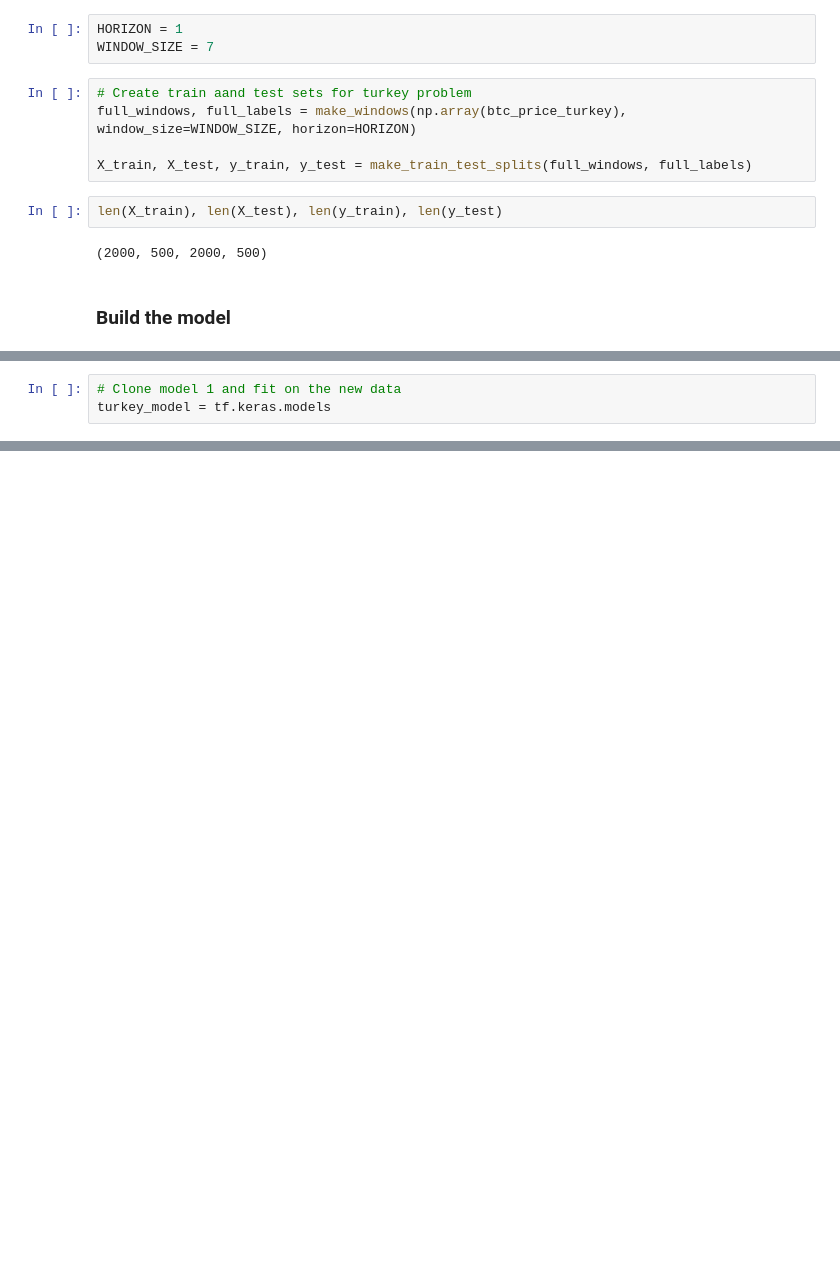
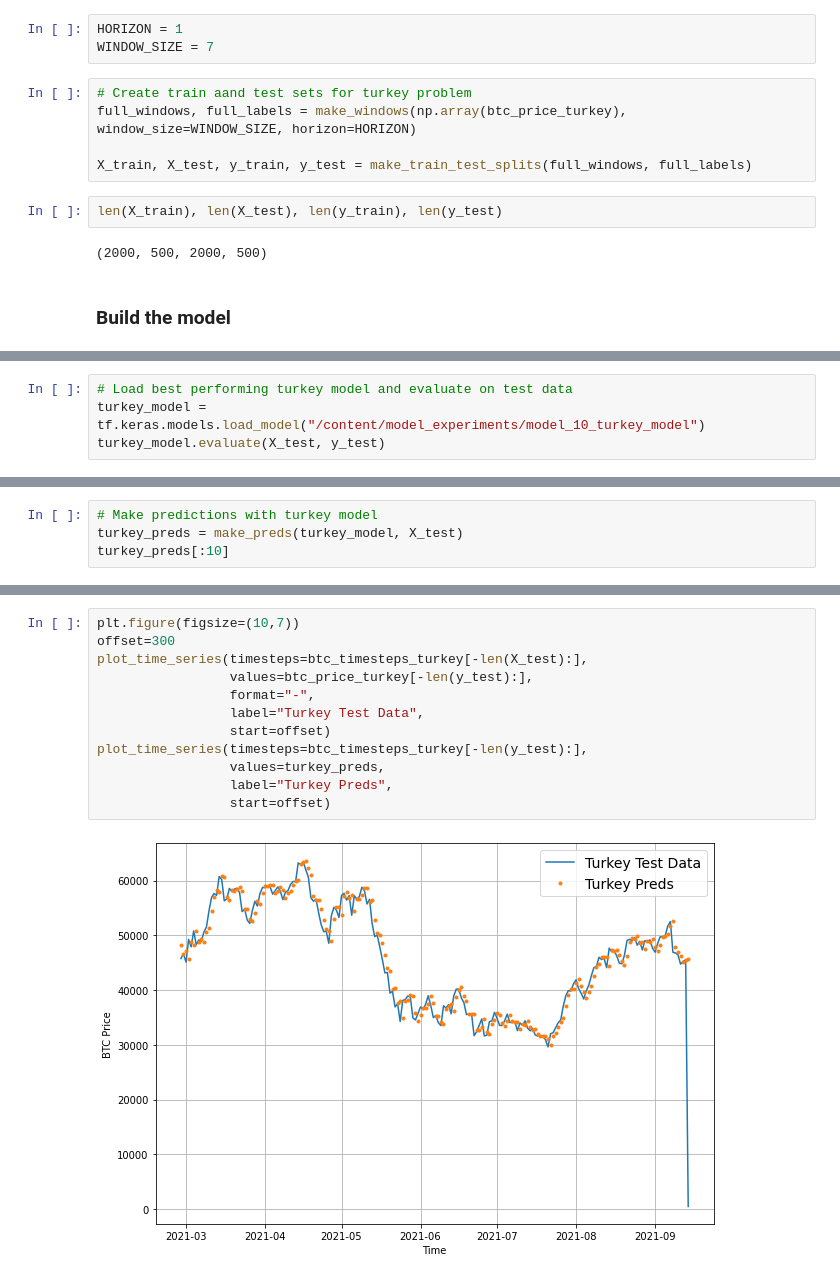
Before and after one commit to Dimisz/tensorflow_projects, a Jupyter notebook: time_series/bitcoin_price_prediction.ipynb, the cells around one changed output, grey strips where cells are left out. Drawn from its saved outputs; the diff is of its cells as text; blank space fills up the shorter version.

```diff
--- a/time_series/bitcoin_price_prediction.ipynb
+++ b/time_series/bitcoin_price_prediction.ipynb
@@ -2115,3 +2153,4 @@ len(X_train), len(X_test), len(y_train), len(y_test)
 # %%
-# Clone model 1 and fit on the new data
-turkey_model = tf.keras.models
+# Load best performing turkey model and evaluate on test data
+turkey_model = tf.keras.models.load_model("/content/model_experiments/model_10_turkey_model")
+turkey_model.evaluate(X_test, y_test)
@@ -2117,0 +2160,4 @@ turkey_model = tf.keras.models
+# %%
+# Make predictions with turkey model
+turkey_preds = make_preds(turkey_model, X_test)
+turkey_preds[:10]
@@ -2117,0 +2187,14 @@ turkey_model = tf.keras.models
+# %%
+plt.figure(figsize=(10,7))
+offset=300
+plot_time_series(timesteps=btc_timesteps_turkey[-len(X_test):],
+                 values=btc_price_turkey[-len(y_test):],
+                 format="-",
+                 label="Turkey Test Data",
+                 start=offset)
+plot_time_series(timesteps=btc_timesteps_turkey[-len(y_test):],
+                 values=turkey_preds,
+                 label="Turkey Preds",
+                 start=offset)
+# %% [output]
+[figure, added]
```
Also changed, not shown: parts of 6 cells of this notebook.
